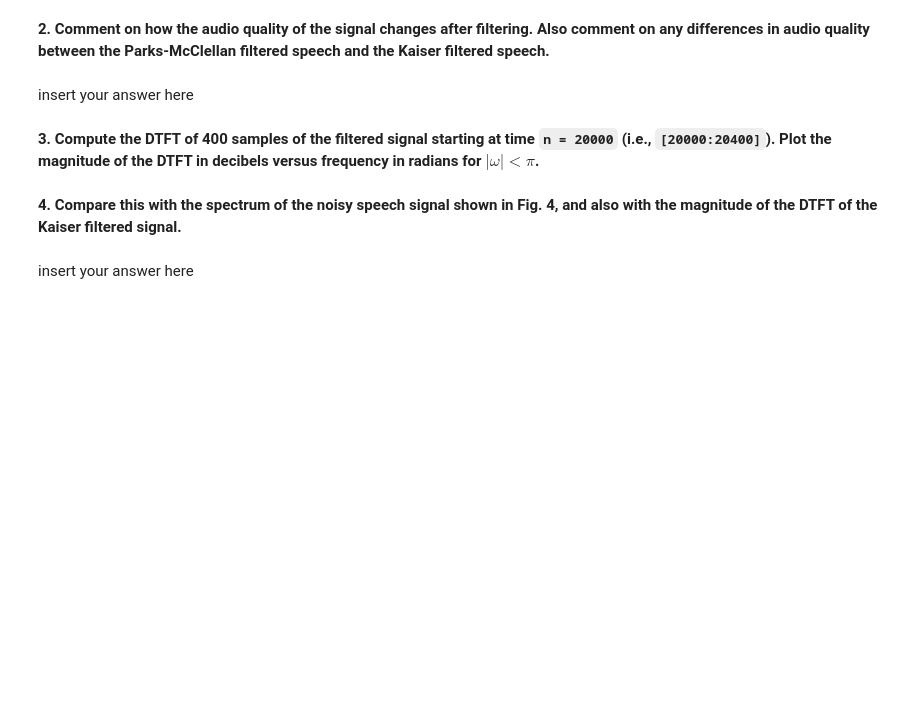
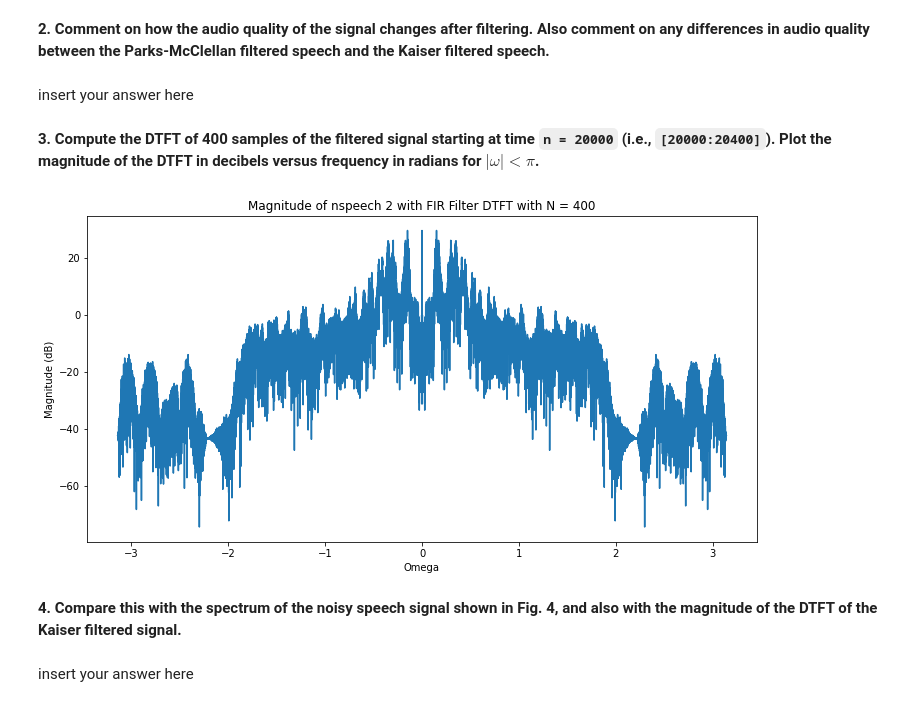
Before and after one commit to cdavin2/dsp_lab05b, a Jupyter notebook: lab05b_final_report.ipynb, the cells around one changed output. Drawn from its saved outputs; the diff is of its cells as text; code cells hidden in the pictures; blank space fills up the shorter version.

```diff
--- a/lab05b_final_report.ipynb
+++ b/lab05b_final_report.ipynb
@@ -447,0 +482,4 @@ insert your answer here
+# %%
+# noisy speech signal
+nspeech2 = np.load("nspeech2.npy")
+ipd.Audio(nspeech2, rate = 8000)
@@ -456,3 +500,15 @@ insert your answer here
+# %%
+# insert your code here
+speech_fir = np.convolve(nspeech2, b)
+speech_fir_DTFT, w = DTFT(speech_fir[20000:], 400)
+
+plt.title("Magnitude of nspeech 2 with FIR Filter DTFT with N = 400")
+plt.ylabel("Magnitude (dB)")
+plt.xlabel("Omega")
+plt.plot(w, 20*np.log10(np.abs(speech_fir_DTFT)))
+plt.show()
+# %% [output]
+[figure, added]
 # %% [markdown]
 **4. Compare this with the spectrum of the noisy speech signal shown in Fig. 4, and also with the magnitude of the DTFT of the Kaiser filtered signal.**
 # %% [markdown]
```
Also changed, not shown: parts of 22 cells of this notebook.
